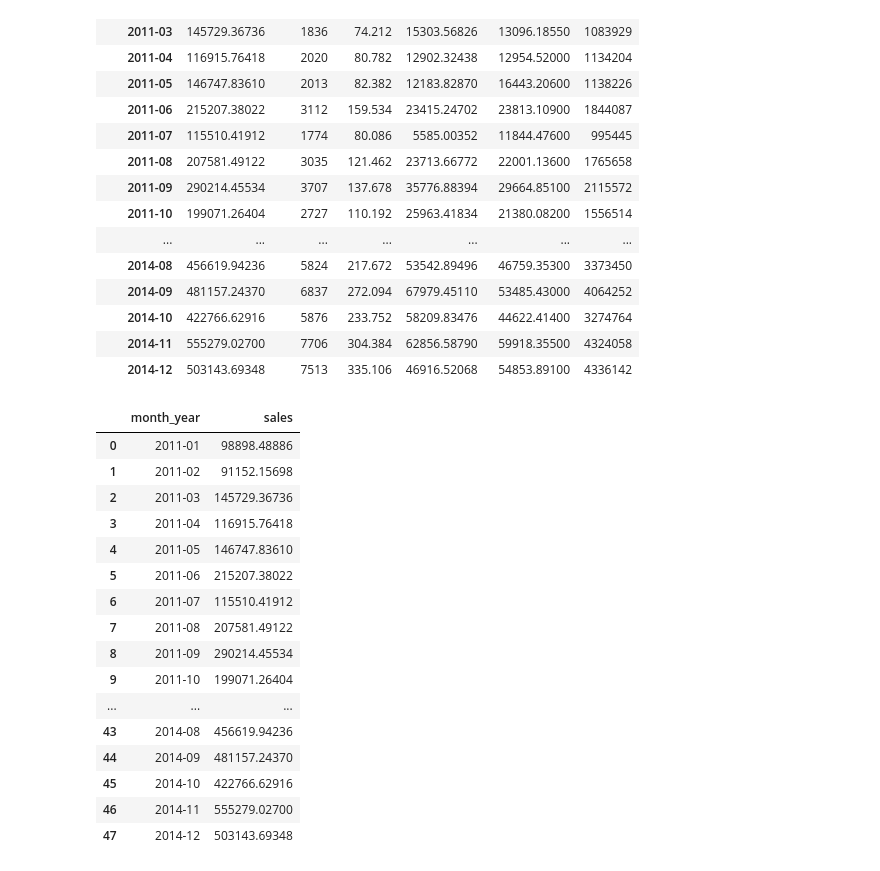
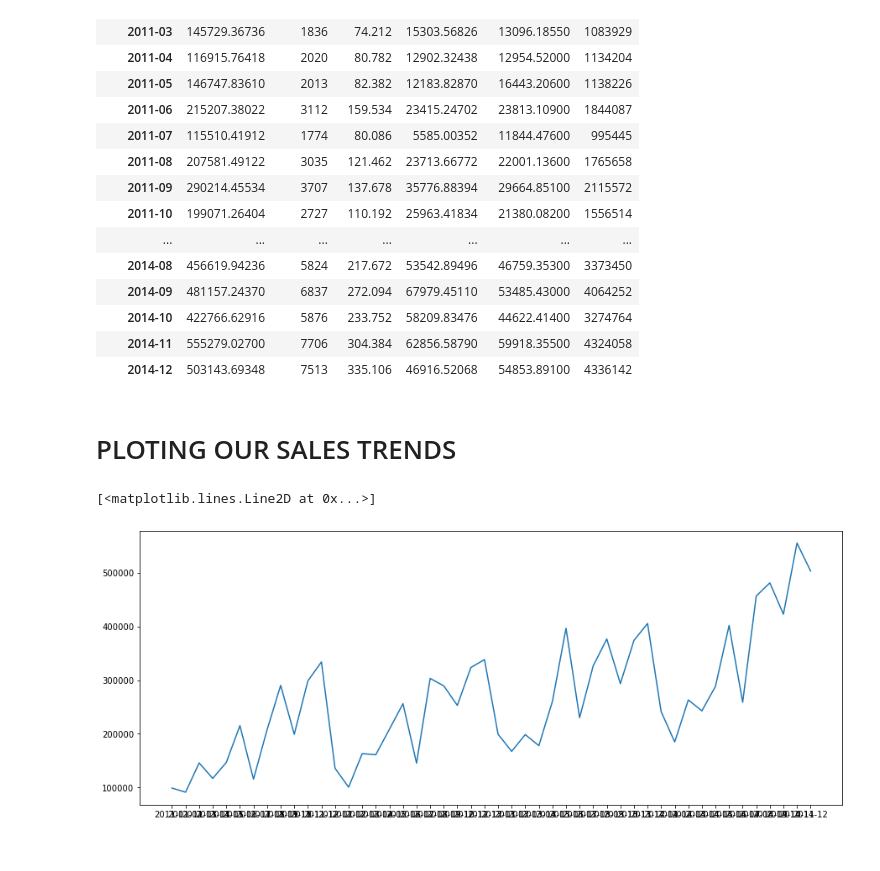
Before and after one commit to Hamza-Tahirr/Sales-Data-Analysis, a Jupyter notebook: Sales Analysis.ipynb, the cells around one changed output. Cells and saved outputs as stored; diff of their text form; code cells hidden in the pictures.

```diff
--- a/Sales Analysis.ipynb
+++ b/Sales Analysis.ipynb
@@ -199,22 +199,17 @@ df.groupby('month_year').sum()
 # %%
 #Now we can see we have multiple data but we only need sales here so now we will fetch the data
 #As we can see the sales is on first index so we can extract it from simple indexing of dataset by
-df.groupby('month_year').sum()['sales'].reset_index()  #this will reset entire indexing except sales
+
+
+df_trend = df.groupby('month_year').sum()['sales'].reset_index()  #this will reset entire indexing except sales
-# %% [output]
-|  | month_year | sales |
-| 0 | 2011-01 | 98898.48886 |
-| 1 | 2011-02 | 91152.15698 |
-| 2 | 2011-03 | 145729.36736 |
-| 3 | 2011-04 | 116915.76418 |
-| 4 | 2011-05 | 146747.83610 |
-| 5 | 2011-06 | 215207.38022 |
-| 6 | 2011-07 | 115510.41912 |
-| 7 | 2011-08 | 207581.49122 |
-| 8 | 2011-09 | 290214.45534 |
-| 9 | 2011-10 | 199071.26404 |
-| ... | ... | ... |
-| 43 | 2014-08 | 456619.94236 |
-| 44 | 2014-09 | 481157.24370 |
-| 45 | 2014-10 | 422766.62916 |
-| 46 | 2014-11 | 555279.02700 |
-| 47 | 2014-12 | 503143.69348 |
+# %% [markdown]
+# PLOTING OUR SALES TRENDS
+# %%
+#Setting the figure size
+
+plt.figure(figsize=(15,6))
+
+plt.plot(df_trend['month_year'], df_trend['sales'])
+# %% [output]
+[<matplotlib.lines.Line2D at 0x...>]
+[figure, added]
```
Also changed, not shown: parts of 4 cells of this notebook.
